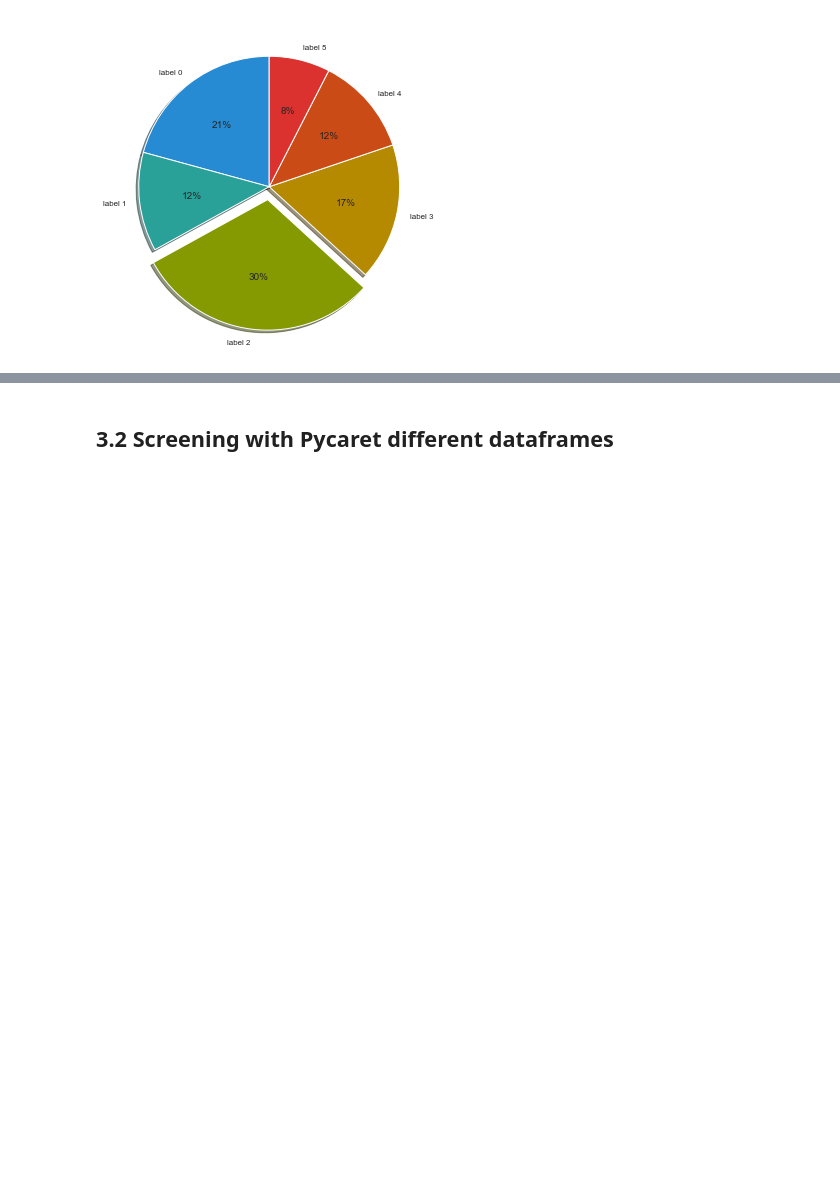
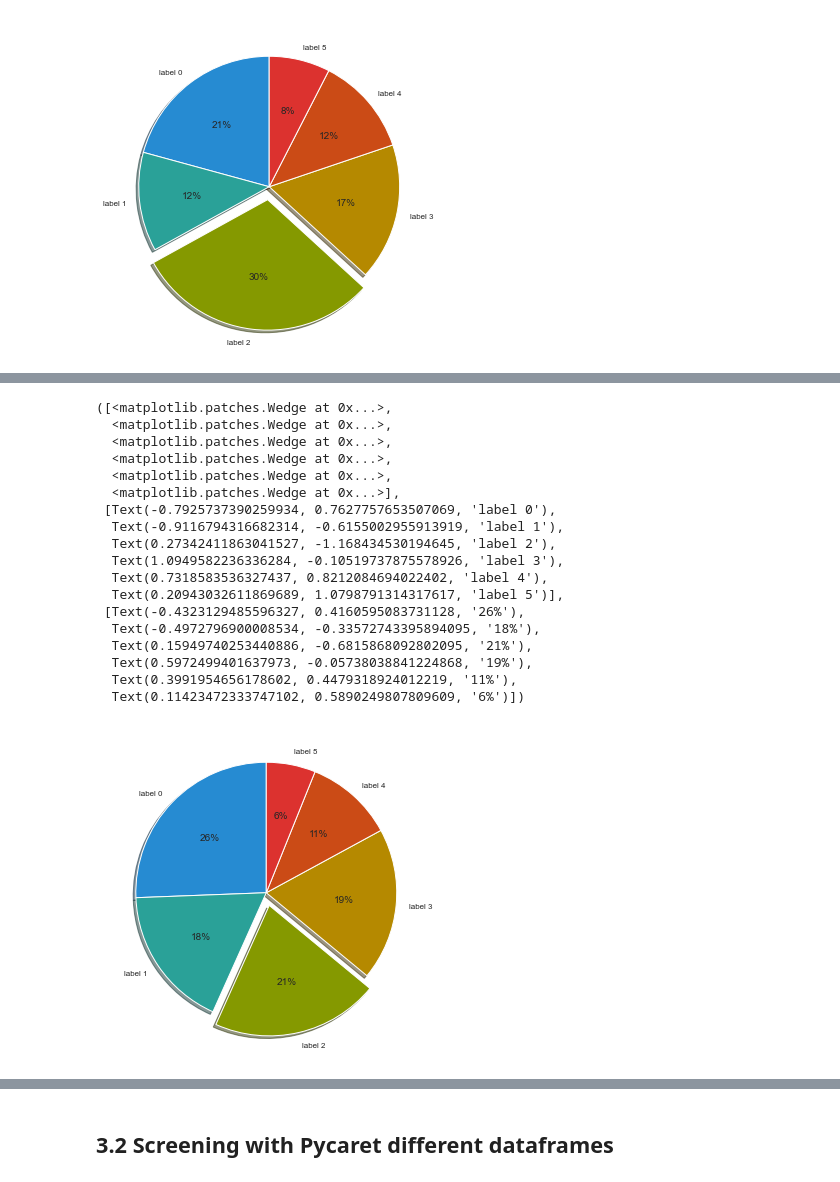
Before and after one commit to MarkusHumetus/-Hackathon_Talent_Squad_III_DS, a Jupyter notebook: main_Notebook.ipynb, the cells around one changed output, grey strips where cells are left out. Saved outputs shown, nothing was run; the diff lists cells and outputs as text; code cells hidden in the pictures; blank space fills up the shorter version.

```diff
--- a/main_Notebook.ipynb
+++ b/main_Notebook.ipynb
@@ -1034,0 +1101,22 @@ best_model_basic=compare_models()
+# %%
+plt.pie(data=dict_df['male']['standard']['none'].groupby('parental level of education').count(), x= 'writing score', labels = labels, explode=(0,0,0.1,0,0,0),  autopct='%.0f%%', shadow=True, startangle=90)
+# %% [output]
+([<matplotlib.patches.Wedge at 0x...>,
+  <matplotlib.patches.Wedge at 0x...>,
+  <matplotlib.patches.Wedge at 0x...>,
+  <matplotlib.patches.Wedge at 0x...>,
+  <matplotlib.patches.Wedge at 0x...>,
+  <matplotlib.patches.Wedge at 0x...>],
+ [Text(-0.7925737390259934, 0.7627757653507069, 'label 0'),
+  Text(-0.9116794316682314, -0.6155002955913919, 'label 1'),
+  Text(0.27342411863041527, -1.168434530194645, 'label 2'),
+  Text(1.0949582236336284, -0.10519737875578926, 'label 3'),
+  Text(0.7318583536327437, 0.8212084694022402, 'label 4'),
+  Text(0.20943032611869689, 1.0798791314317617, 'label 5')],
+ [Text(-0.4323129485596327, 0.4160595083731128, '26%'),
+  Text(-0.4972796900008534, -0.33572743395894095, '18%'),
+  Text(0.15949740253440886, -0.6815868092802095, '21%'),
+  Text(0.5972499401637973, -0.05738038841224868, '19%'),
+  Text(0.3991954656178602, 0.4479318924012219, '11%'),
+  Text(0.11423472333747102, 0.5890249807809609, '6%')])
+[figure, added]
```
Also changed, not shown: parts of 10 cells of this notebook, 1 other file.
